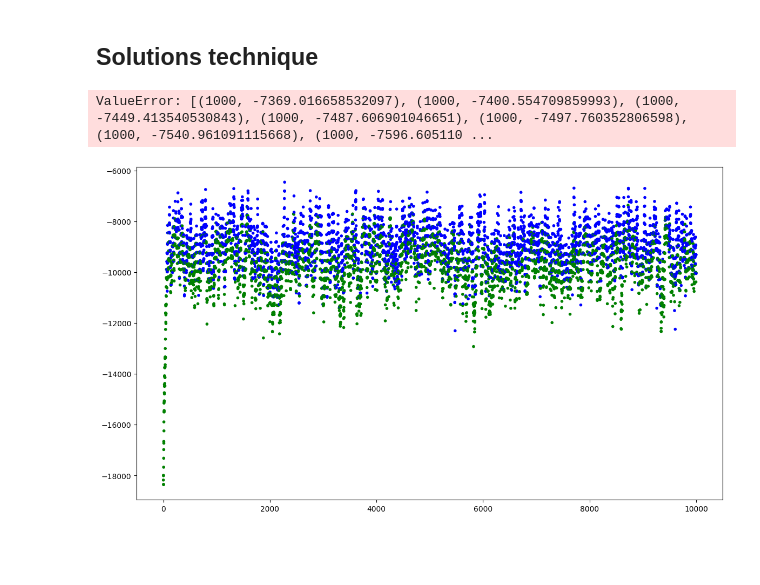
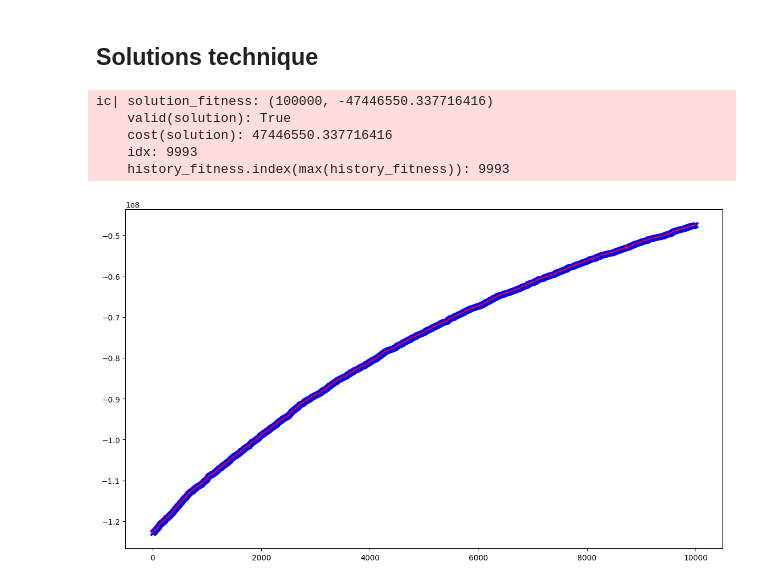
Before and after one commit to LorenzoUgo/CI2024_Lab1, a Jupyter notebook: set_cover.ipynb, the cells around one changed output. Saved outputs shown, nothing was run; the diff lists cells and outputs as text; code cells hidden in the pictures; blank space fills up the shorter version.

```diff
--- a/set_cover.ipynb
+++ b/set_cover.ipynb
@@ -28,9 +28,9 @@ Solve efficently these istances:
 # %% [markdown]
 ## Initialization
 # %%
-UNIVERSE_SIZE = 1000
-NUM_SETS = 100
-DENSITY = 0.2
+UNIVERSE_SIZE = 100000
+NUM_SETS = 10000
+DENSITY = 0.1
 
 rng = np.random.Generator(np.random.PCG64([UNIVERSE_SIZE, NUM_SETS, int(10_000 * DENSITY)]))
 # %%
@@ -93,8 +108,8 @@ None
 ## Solutions technique
 # %%
 TEMPERATURE = 1
-STEEPEST_STEPS = 10
-NUMBER_STEPS = 10_000
+STEEPEST_STEPS = 5
+NUMBER_STEPS = 7_500
 # %%
 def simulated_annealing(temperature, current, new):
     prob_worse_sol = np.exp(-(fitness(current)[1] - fitness(new)[1])/temperature)
@@ -158,17 +173,19 @@ idx = history_fitness.index(max(history_fitness))
 
 solution = history_state[idx]
 solution_fitness = history_fitness[idx]
-ic(solution_fitness,valid(solution), cost(solution), idx, history_fitness.index(max(history_fitness, reverse=True)))
+ic(solution_fitness,valid(solution), cost(solution), idx, history_fitness.index(max(history_fitness)))
 None
 # %% [output]
-ValueError: [(1000, -7369.016658532097), (1000, -7400.554709859993), (1000, -7449.413540530843), (1000, -7487.606901046651), (1000, -7497.760352806598), (1000, -7540.961091115668), (1000, -7596.605110 ...
+ic| solution_fitness: (100000, -47446550.337716416)
+    valid(solution): True
+    cost(solution): 47446550.337716416
+    idx: 9993
+    history_fitness.index(max(history_fitness)): 9993
 # %%
 plt.figure(figsize=(14,8))
-colors = ["green" if valid(history_state[i]) else "blue" for i, (_, value) in enumerate(history_fitness)]
-markers = ["x" if valid(history_state[i]) else "o" for i, (_, value) in enumerate(history_fitness)]
-
-plt.scatter(range(len(history_fitness)), [value for _, value in history_fitness], marker=markers, color=colors)
-#plt.plot(range(len(history_fitness)), list(accumulate([value for _, value in history_fitness], max)),color="red")
+plt.scatter(range(len(history_fitness)), [value for _, value in history_fitness], marker="x", color="blue")
+plt.scatter(8722, history_fitness[8722][1], marker="+", color="red")
+plt.plot(range(len(history_fitness)), list(accumulate([value for _, value in history_fitness], max)),color="red")
 plt.show()
 # %% [output]
-[figure, old version]
+[figure, new version]
```
Also changed, not shown: parts of 2 cells of this notebook, 1 other file.
